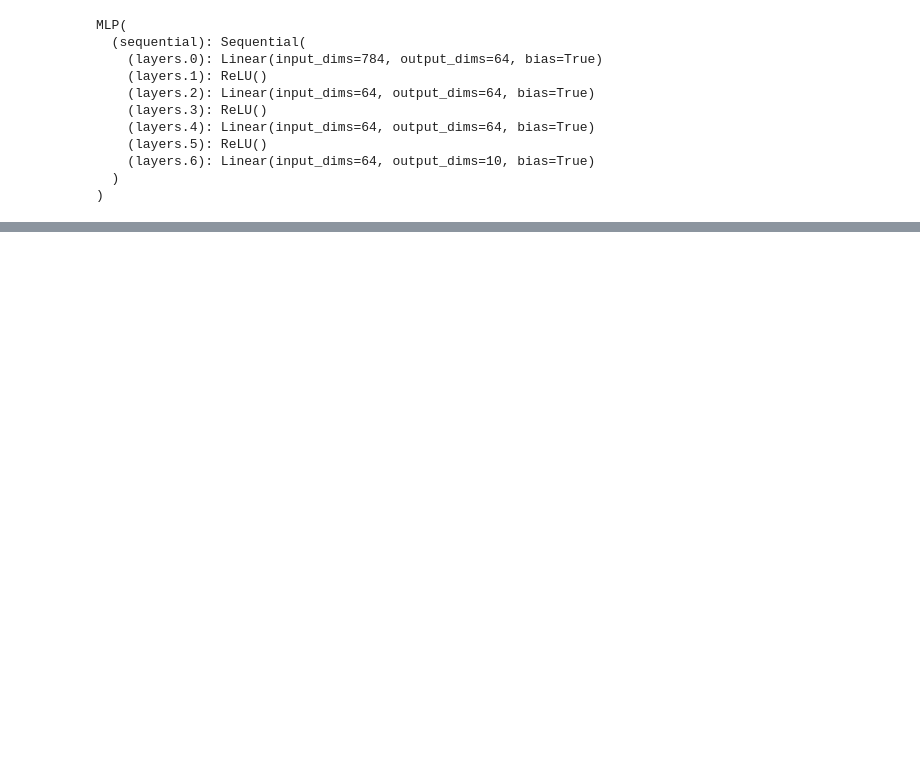
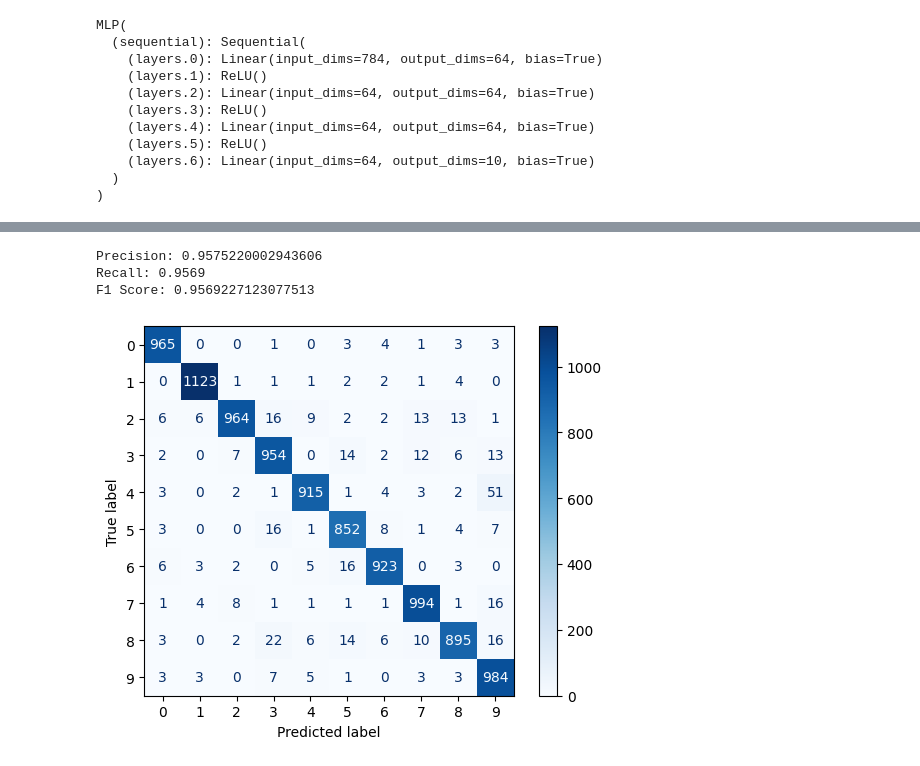
Before and after one commit to alwint3r/mlx-notebooks, a Jupyter notebook: 03-multi-layer-perceptron-mlx-data.ipynb, the cells around one changed output, grey strips where cells are left out. Drawn from its saved outputs; the diff is of its cells as text; code cells hidden in the pictures; blank space fills up the shorter version.

Commit message:
add metrics

```diff
--- a/03-multi-layer-perceptron-mlx-data.ipynb
+++ b/03-multi-layer-perceptron-mlx-data.ipynb
@@ -155,0 +154,36 @@ Predicted label: 8, True label: 8 | Confidence level: 1.0
+# %%
+# get precision, recall, and f1-score
+from sklearn.metrics import f1_score, precision_score, recall_score
+import numpy as np
+
+y_true = []
+y_pred = []
+for batch in get_streamed_data(mnist_test, batch_size=32, shuffled=False):
+    X, y = batch["image"], batch["label"]
+    X, y = mx.array(X), mx.array(y)
+    logits = model(X)
+    prediction = mx.argmax(mx.softmax(logits), axis=1)
+    y_true = y_true + y.tolist()
+    y_pred = y_pred + prediction.tolist()
+
+y_true = np.array(y_true)
+y_pred = np.array(y_pred)
+
+precision = precision_score(y_true, y_pred, average="weighted")
+recall = recall_score(y_true, y_pred, average="weighted")
+f1 = f1_score(y_true, y_pred, average="weighted")
+print(f"Precision: {precision}\nRecall: {recall}\nF1 Score: {f1}")
+# %% [output]
+Precision: 0.9575220002943606
+Recall: 0.9569
+F1 Score: 0.9569227123077513
+# %%
+from sklearn.metrics import confusion_matrix, ConfusionMatrixDisplay
+import matplotlib.pyplot as plt
+
+conf_matrix = confusion_matrix(y_true, y_pred)
+display = ConfusionMatrixDisplay(conf_matrix)
+display.plot(cmap=plt.cm.Blues)
+plt.show()
+# %% [output]
+[figure, added]
```
Also changed, not shown: parts of 3 cells of this notebook.
